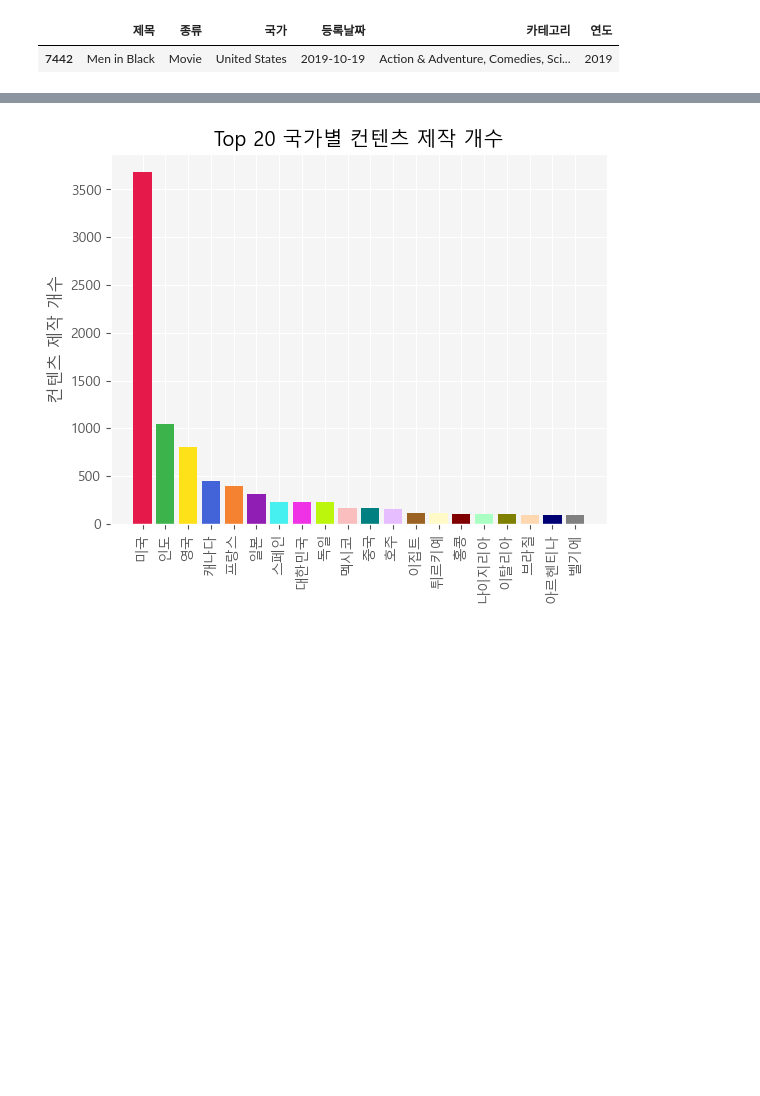
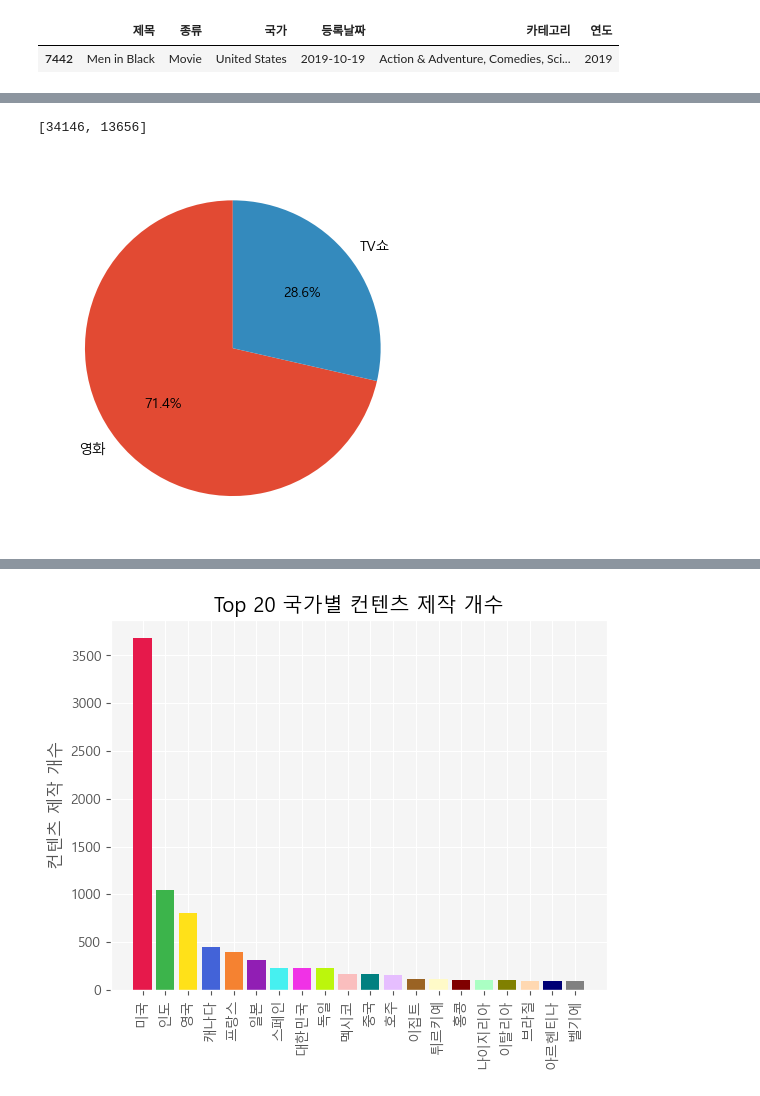
Before and after one commit to jpjun8/C3cube, a Jupyter notebook: DA_Nocode/example.ipynb, the cells around one changed output, grey strips where cells are left out. Saved outputs shown, nothing was run; the diff lists cells and outputs as text; code cells hidden in the pictures; blank space fills up the shorter version.

```diff
--- a/DA_Nocode/example.ipynb
+++ b/DA_Nocode/example.ipynb
@@ -94,0 +97,9 @@ plt.show()
+# %%
+finale_vals = [df[df["종류"] == "Movie"].size, df[df["종류"] == "TV Show"].size]
+print(finale_vals)
+finale_labels = ['영화', 'TV쇼']
+plt.pie(finale_vals, labels=finale_labels, startangle=90, autopct="%.1f%%")
+plt.show()
+# %% [output]
+[34146, 13656]
+[figure, added]
```
Also changed, not shown: parts of 3 cells of this notebook, 1 other file.
